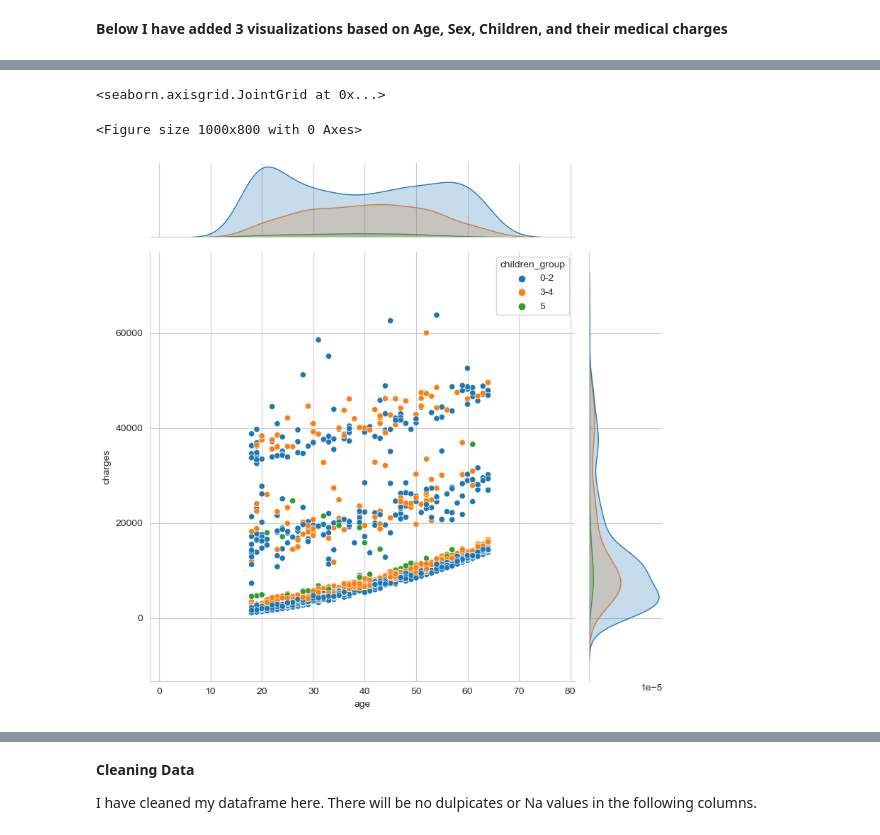
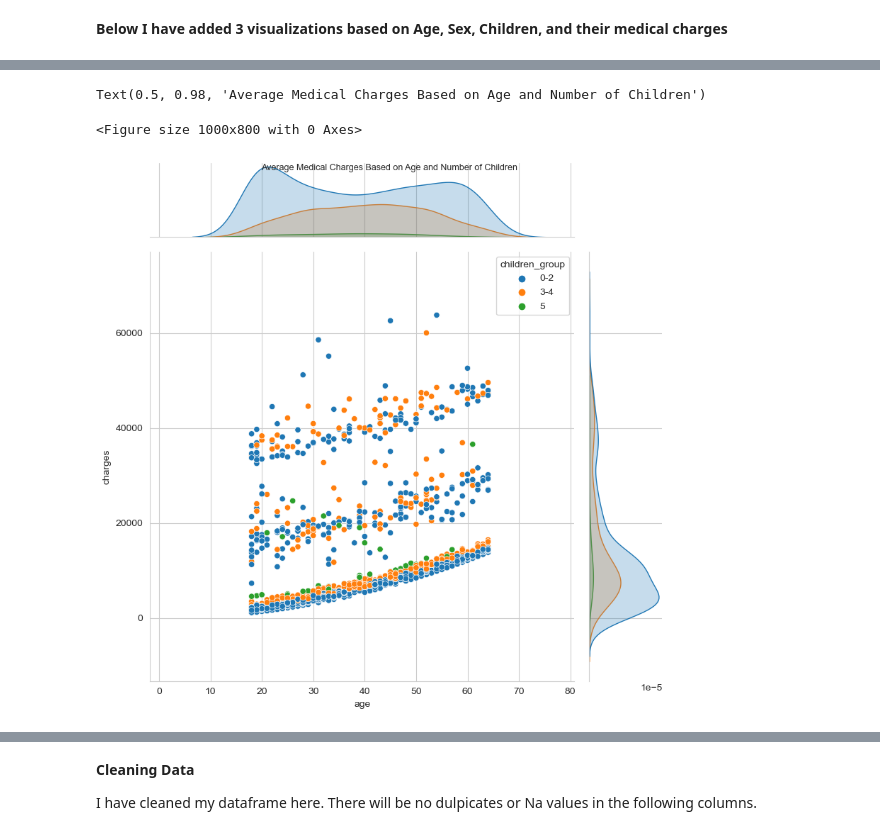
Before and after one commit to ubco-W2022T2-data301/project-group-group40, a Jupyter notebook: analysis/analysis1.ipynb, the cells around one changed output, grey strips where cells are left out. Drawn from its saved outputs; the diff is of its cells as text; code cells hidden in the pictures.

```diff
--- a/analysis/analysis1.ipynb
+++ b/analysis/analysis1.ipynb
@@ -66,19 +92,20 @@ plt.show()
 # %%
 import pandas as pd
 import seaborn as sns
 import matplotlib.pyplot as plt
 
 project_data = pd.read_csv('../data/raw/Medical_Cost.csv')
 
-# Create a new column 'children_group' that assigns each child to a group
 project_data['children_group'] = pd.cut(project_data['children'], bins=[-1, 1, 3, 5], labels=['0-2', '3-4', '5'])
 
 sns.set_style('whitegrid')
 
+plot_title = "Average Medical Charges Based on Age and Number of Children"
+
 plt.figure(figsize=(10, 8))
-
-sns.jointplot(y='charges', x='age', hue='children_group', data=project_data, height=8)
+joint_plot = sns.jointplot(y='charges', x='age', hue='children_group', data=project_data, height=8)
+joint_plot.fig.suptitle(plot_title, fontsize=9)
 # %% [output]
-<seaborn.axisgrid.JointGrid at 0x...>
+Text(0.5, 0.98, 'Average Medical Charges Based on Age and Number of Children')
 <Figure size 1000x800 with 0 Axes>
-[figure, old version]
+[figure, new version]
```
Also changed, not shown: parts of 8 cells of this notebook.
